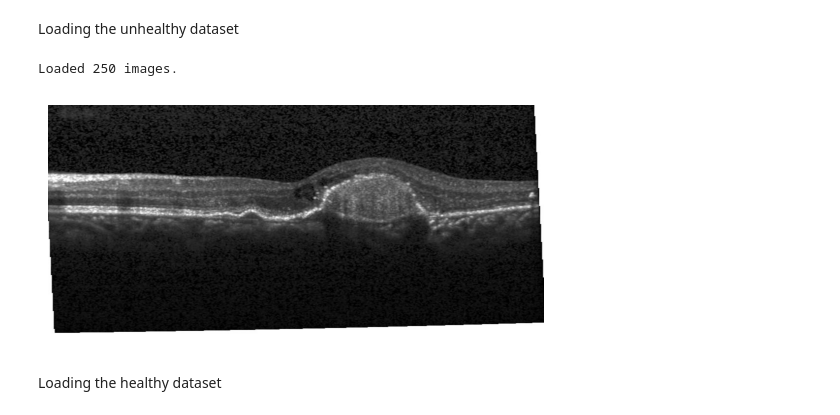
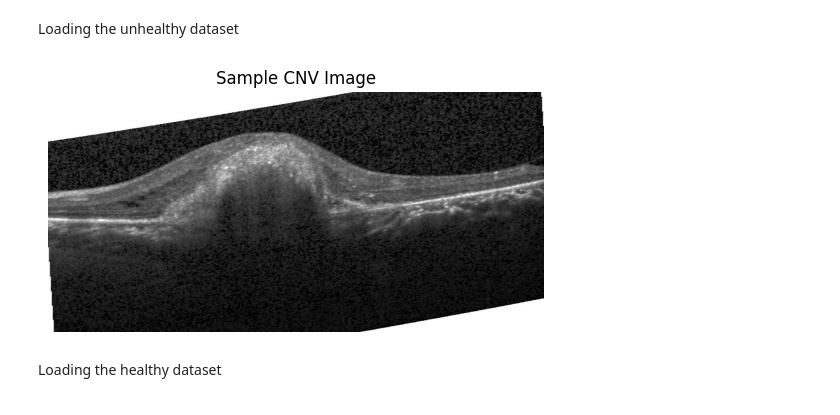
Before and after one commit to m2802h/Computer-Vision, a Jupyter notebook: Project.ipynb, the cells around one changed output. Saved outputs shown, nothing was run; the diff lists cells and outputs as text; code cells hidden in the pictures.

```diff
--- a/Project.ipynb
+++ b/Project.ipynb
@@ -9,27 +11,24 @@ import matplotlib.pyplot as plt
 import numpy as np
 # %%
 
-folder_path = "Data/CellData/OCT/test/CNV"
+import cv2, os
+from pathlib import Path
 
-# Get all image file names
-image_files = [f for f in os.listdir(folder_path) if f.lower().endswith(('.png', '.jpeg', '.jpeg'))]
+folder_path = Path("Data/CellData/OCT/test/CNV")
+images_unhealthy = []
 
-# Load them
-images_unhealthy = []
-for file in image_files:
-    img_path = os.path.join(folder_path, file)
-    img = Image.open(img_path)
-    images_unhealthy.append(img)
+for file in folder_path.iterdir():
+    if file.suffix.lower() in {".png", ".jpg", ".jpeg"}:
+        img = cv2.imread(str(file), cv2.IMREAD_GRAYSCALE)  # returns a NumPy array
+        if img is not None:
+            images_unhealthy.append(img)
 
-print(f"Loaded {len(images_unhealthy)} images.")
-
-plt.imshow(images_unhealthy[5], cmap='gray')
+plt.imshow(images_unhealthy[3], cmap='gray')
 plt.axis('off')
-
+plt.title('Sample CNV Image')
 plt.show()
 # %% [output]
-Loaded 250 images.
-[figure, old version]
+[figure, new version]
 # %% [markdown]
 Loading the healthy dataset
 # %%
```
Also changed, not shown: parts of 17 cells of this notebook.
